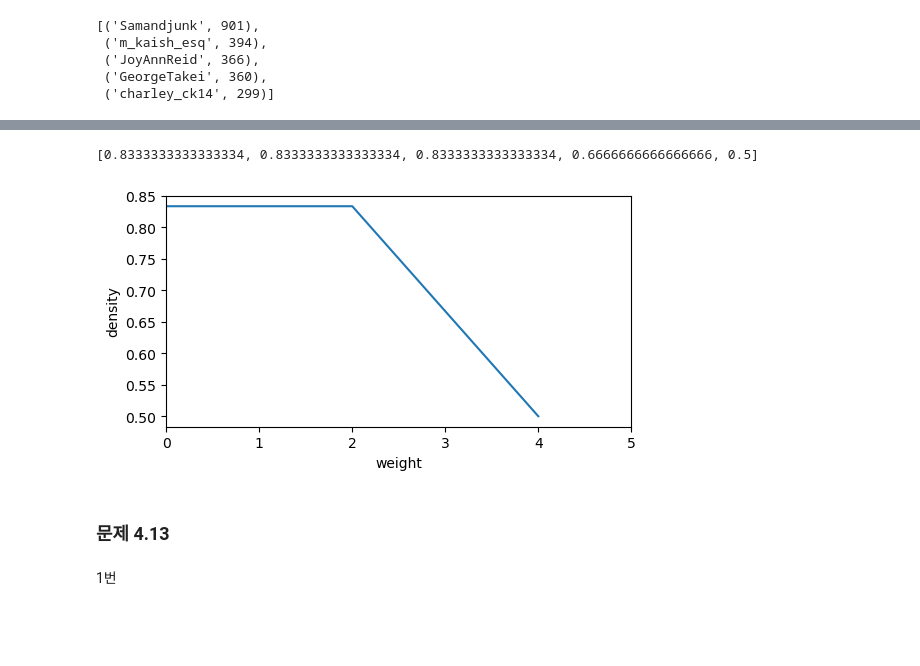
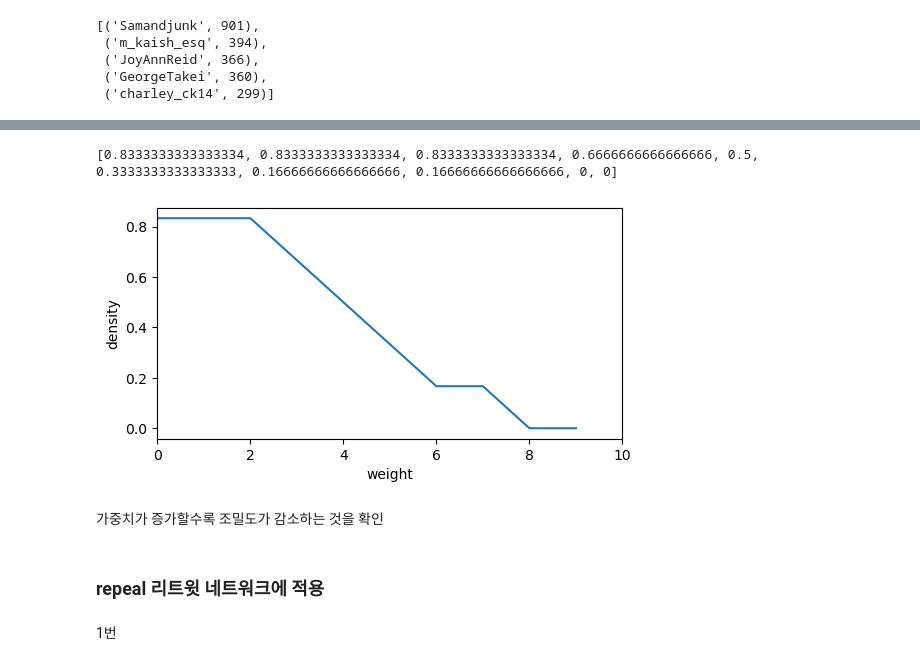
Before and after one commit to hr1588/network, a Jupyter notebook: retweet_repeal_network.ipynb, the cells around one changed output, grey strips where cells are left out. Drawn from its saved outputs; the diff is of its cells as text; code cells hidden in the pictures; blank space fills up the shorter version.

```diff
--- a/retweet_repeal_network.ipynb
+++ b/retweet_repeal_network.ipynb
@@ -217,24 +221,26 @@ nx.draw(s, with_labels = True)
 ans = []
 a = 0
 
-for a in range(len(list(e for e in s.edges.data('weight')))):
+for a in range(10):
     filter_edges = list(filter(lambda e:e[2] < a, (e for e in s.edges.data('weight'))))
     remove_edges = list(e[:2] for e in filter_edges)
     s.remove_edges_from(remove_edges)
     ans.append(nx.density(s))
 print(ans)
 # %% [output]
-[0.8333333333333334, 0.8333333333333334, 0.8333333333333334, 0.6666666666666666, 0.5]
+[0.8333333333333334, 0.8333333333333334, 0.8333333333333334, 0.6666666666666666, 0.5, 0.3333333333333333, 0.16666666666666666, 0.16666666666666666, 0, 0]
 # %%
 plt.plot(ans)
-plt.xlim([0, 5])
+plt.xlim([0, 10])
 plt.xlabel('weight')
 plt.ylabel('density')
 plt.show()
 # %% [output]
-[figure, old version]
+[figure, new version]
-# %% [markdown]
-### 문제 4.13
+# %% [markdown]
+가중치가 증가할수록 조밀도가 감소하는 것을 확인
+# %% [markdown]
+### repeal 리트윗 네트워크에 적용
 # %% [markdown]
 1번
 # %%
```
Also changed, not shown: parts of 6 cells of this notebook.
